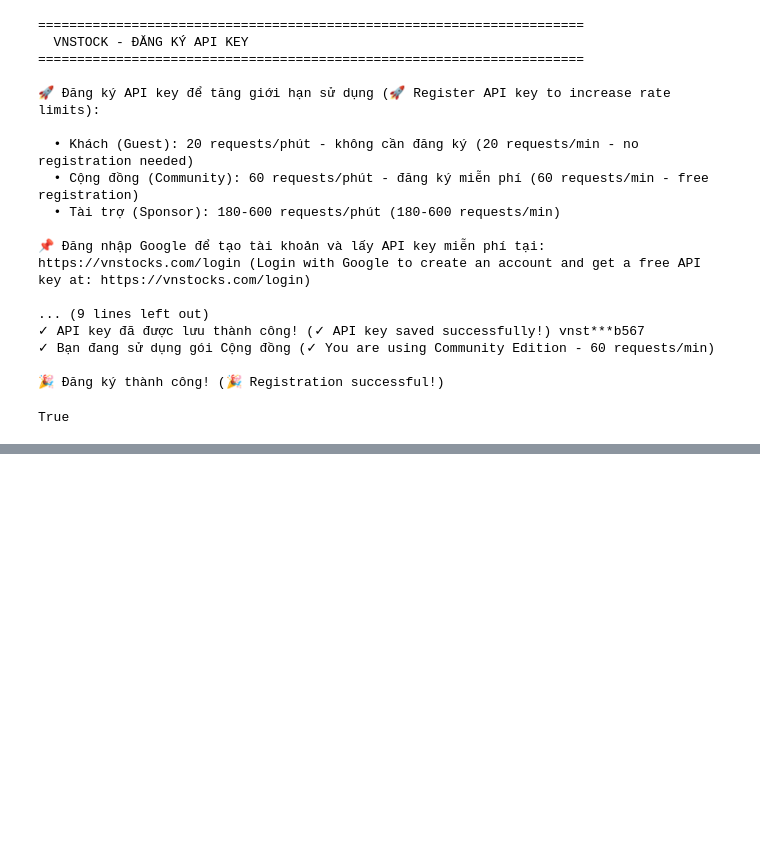
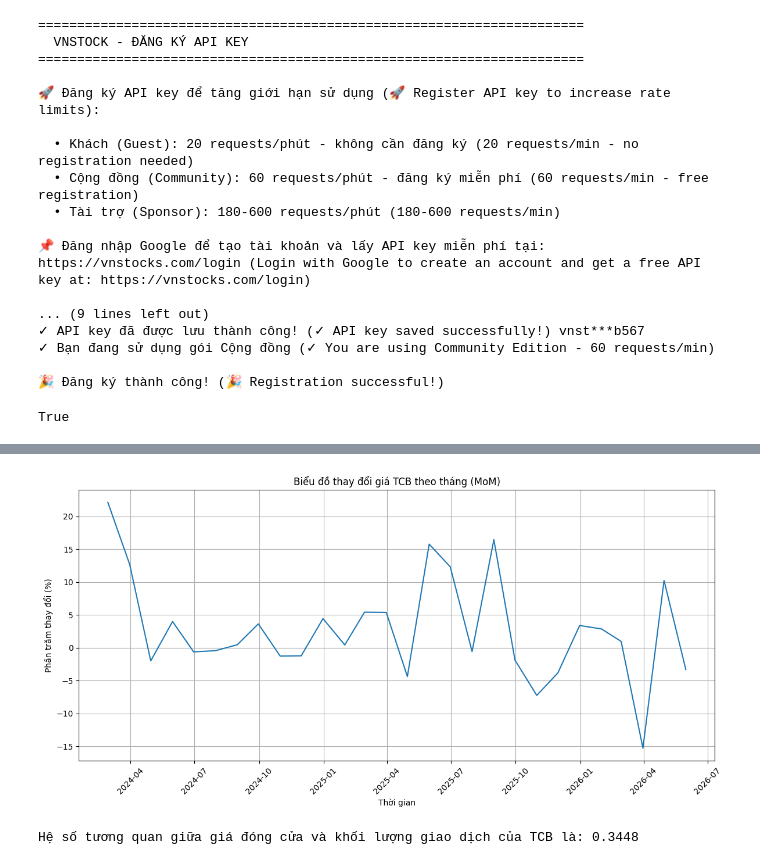
Before and after one commit to Tuanajax/CFA-AI-Journey, a Jupyter notebook: CFA.ipynb, the cells around one changed output, grey strips where cells are left out. Drawn from its saved outputs; the diff is of its cells as text; code cells hidden in the pictures; blank space fills up the shorter version.

```diff
--- a/CFA.ipynb
+++ b/CFA.ipynb
@@ -80,0 +76,22 @@ Mounted at /content/drive
+# %%
+from vnstock import Quote
+from datetime import datetime
+import pandas as pd
+
+now = datetime.now()
+today = now.strftime("%Y-%m-%d")
+quote = Quote(symbol='TCB', source='KBS')
+df = quote.history(start='2024-01-01', end=today, interval='d')
+
+# Convert 'time' to datetime and set as index
+df['time'] = pd.to_datetime(df['time'])
+df = df.set_index('time')
+
+# Resample to monthly frequency and take the last close price of the month
+monthly_close = df['close'].resample('ME').last()
+
+# Calculate Month-over-Month (MoM) percentage change
+mom_change = monthly_close.pct_change() * 100
+
+print("Thay đổi giá TCB theo tháng (MoM):")
+print(mom_change.dropna())
@@ -80,0 +116,22 @@ Mounted at /content/drive
+# %%
+import matplotlib.pyplot as plt
+import seaborn as sns
+
+plt.figure(figsize=(12, 6))
+sns.lineplot(x=mom_change.index, y=mom_change.values)
+plt.title('Biểu đồ thay đổi giá TCB theo tháng (MoM)')
+plt.xlabel('Thời gian')
+plt.ylabel('Phần trăm thay đổi (%)')
+plt.grid(True)
+plt.xticks(rotation=45)
+plt.tight_layout()
+plt.show()
+# %% [output]
+[figure, added]
+# %%
+# Calculate the correlation between 'close' price and 'volume'
+correlation = df['close'].corr(df['volume'])
+
+print(f"Hệ số tương quan giữa giá đóng cửa và khối lượng giao dịch của TCB là: {correlation:.4f}")
+# %% [output]
+Hệ số tương quan giữa giá đóng cửa và khối lượng giao dịch của TCB là: 0.3448
```
Also changed, not shown: parts of 5 cells of this notebook.
